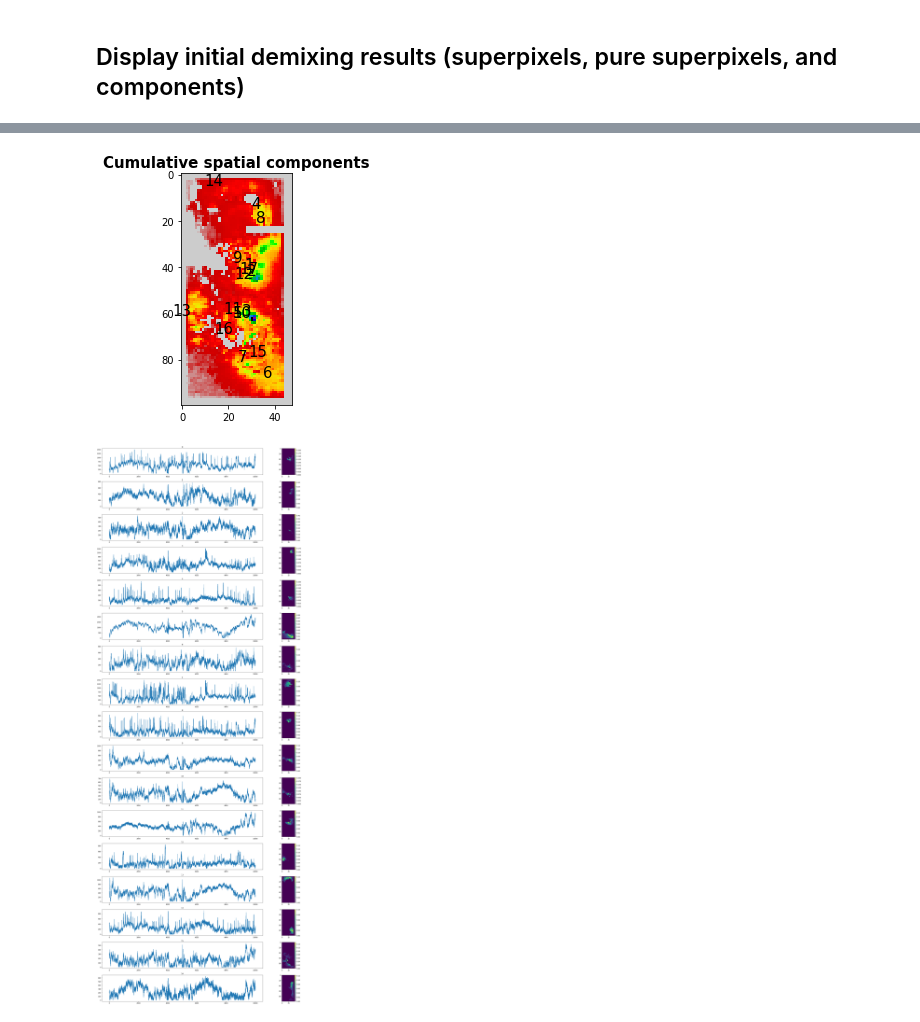
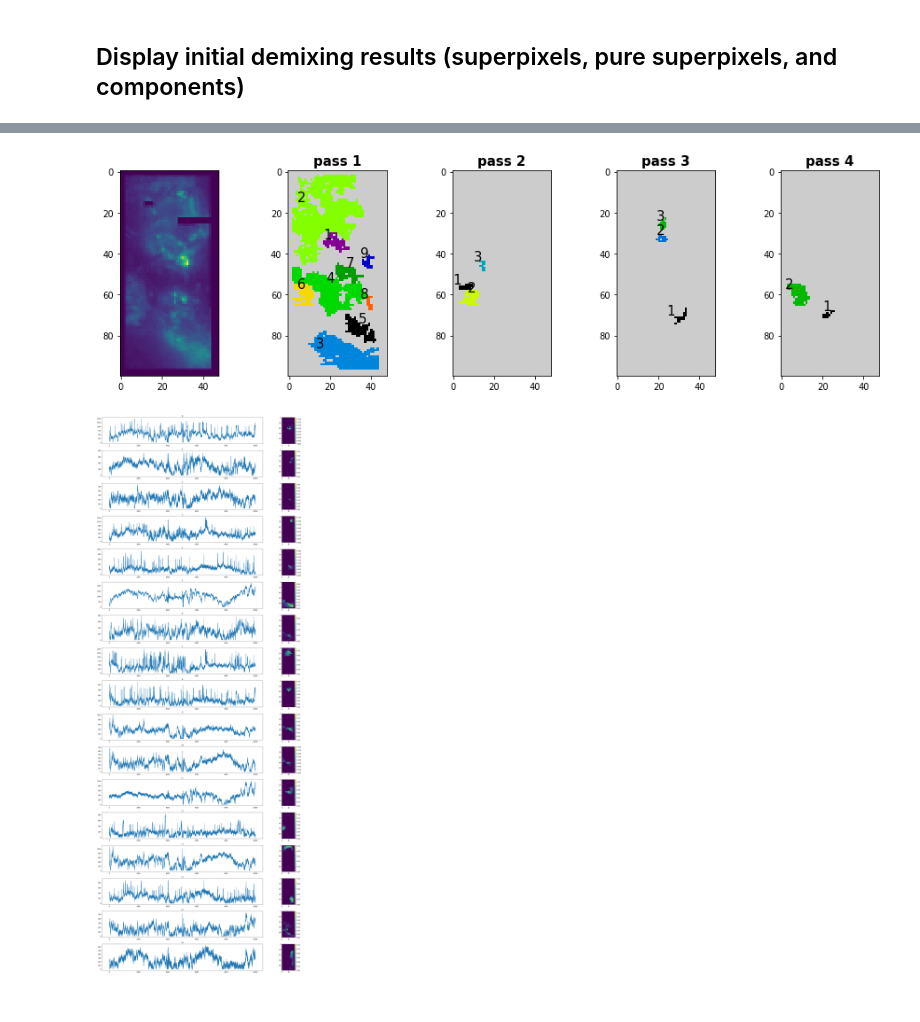
Before and after one commit to adamcohenlab/invivo-imaging, a Jupyter notebook: demix/demix.ipynb, the cells around one changed output, grey strips where cells are left out. Cells and saved outputs as stored; diff of their text form; code cells hidden in the pictures.

```diff
--- a/demix/demix.ipynb
+++ b/demix/demix.ipynb
@@ -185,8 +197,40 @@ sup.pure_superpixel_single_plot(rlt["superpixel_rlt"][0]["connect_mat_1"],
-# %%
-# plot the cell spatial footprints
-sup.spatial_sum_plot_single((rlt["fin_rlt"]["a"]),movB.shape[:2],text=True);
-# %% [output]
-[figure, removed]
+# %%
+# plot pure superpixels
+
+num_pass = len(rlt["superpixel_rlt"])
+
+scale = np.maximum(1, (rlt["superpixel_rlt"][0]["connect_mat_1"].shape[1]/rlt["superpixel_rlt"][0]["connect_mat_1"].shape[0]));
+fig = plt.figure(figsize=(4*scale*num_pass,4))
+
+plt.subplot(1,num_pass+2,1);
+io.imshow(np.std(movB,axis=2));
+
+for p in range(num_pass):
+    connect_mat_1 = rlt["superpixel_rlt"][p]["connect_mat_1"]
+    pure_pix = rlt["superpixel_rlt"][p]["pure_pix"]
+    brightness_rank = rlt["superpixel_rlt"][p]["brightness_rank"]
+    ax1 = plt.subplot(1,num_pass+2,p+2);
+    dims = connect_mat_1.shape;
+    connect_mat_1_pure = connect_mat_1.copy();
+    connect_mat_1_pure = connect_mat_1_pure.reshape(np.prod(dims),order="F");
+    connect_mat_1_pure[~np.in1d(connect_mat_1_pure,pure_pix)]=0;
+    connect_mat_1_pure = connect_mat_1_pure.reshape(dims,order="F");
+
+    ax1.imshow(connect_mat_1_pure,cmap="nipy_spectral_r");
+
+    for ii in range(len(pure_pix)):
+        pos = np.where(connect_mat_1_pure[:,:] == pure_pix[ii]);
+        pos0 = pos[0];
+        pos1 = pos[1];
+        ax1.text((pos1)[np.array(len(pos1)/3,dtype=int)], (pos0)[np.array(len(pos0)/3,dtype=int)], f"{brightness_rank[ii]+1}",
+            verticalalignment='bottom', horizontalalignment='right',color='black', fontsize=15)#, fontweight="bold")
+
+    ax1.set(title="pass " + str(p+1))
+    ax1.title.set_fontsize(15)
+    ax1.title.set_fontweight("bold");
+    plt.tight_layout();
+# %% [output]
+[figure, added]
 # %%
 # plot all cell traces and footprints from NMF
 cell_ct = rlt["fin_rlt"]["c"].shape[1]
```
Also changed, not shown: parts of 20 cells of this notebook, 2 other files.
